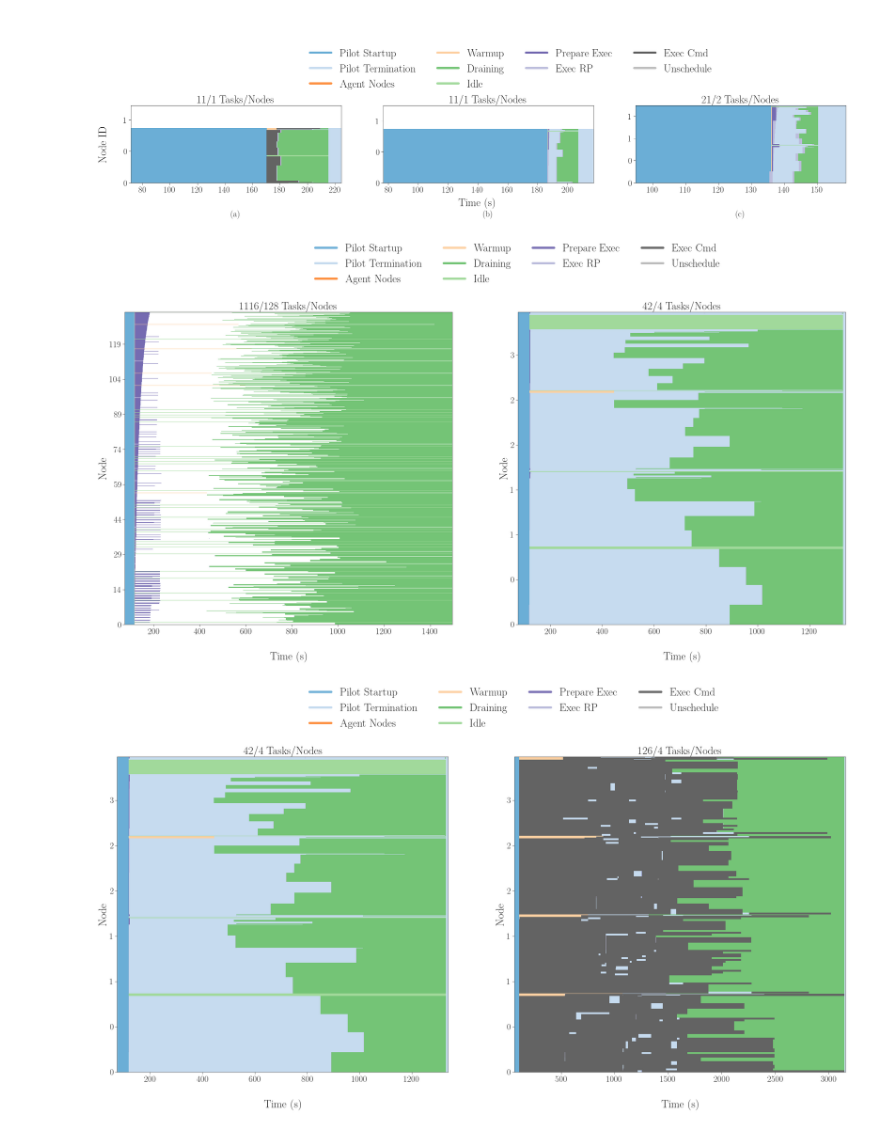
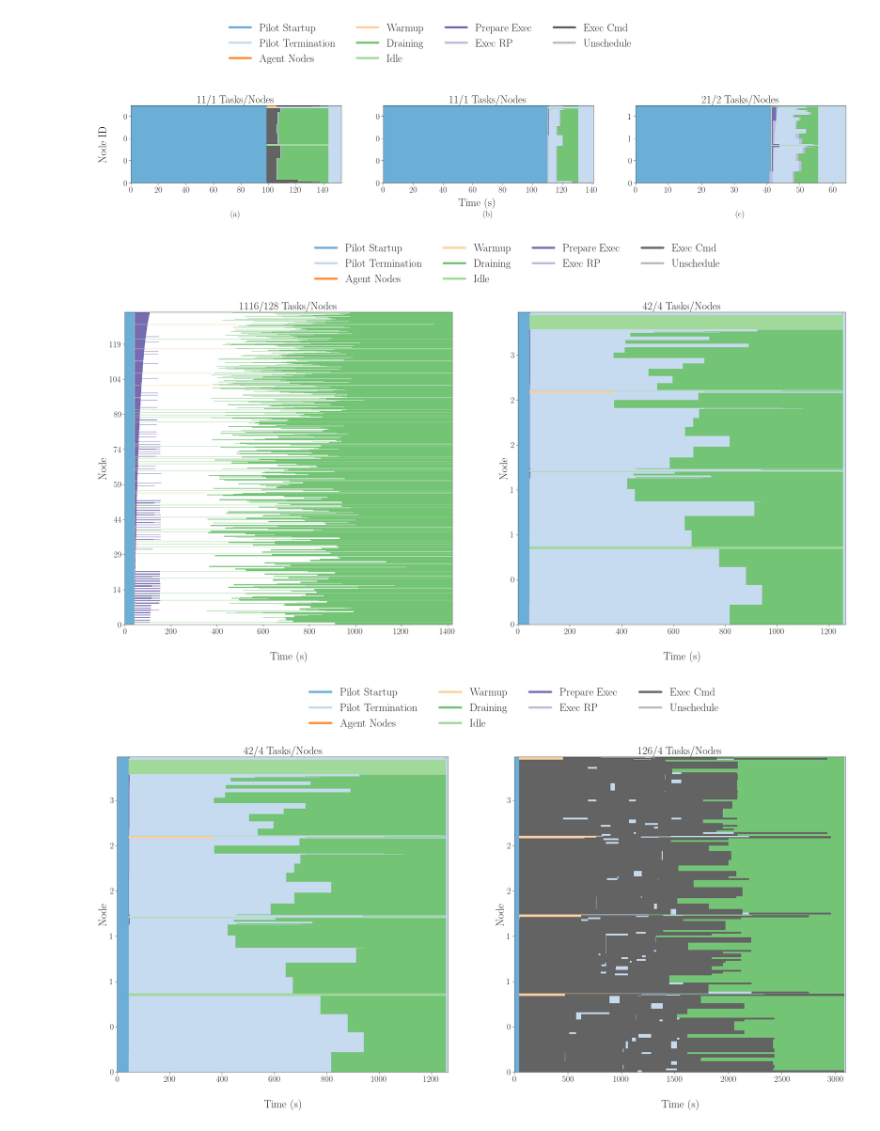
Before and after one commit to radical-experiments/summit_prrte, a Jupyter notebook: analysis/paper_ornl_2.ipynb, the cells around one changed output. Cells and saved outputs as stored; diff of their text form; code cells hidden in the pictures.

```diff
--- a/analysis/paper_ornl_2.ipynb
+++ b/analysis/paper_ornl_2.ipynb
@@ -25,7 +26,8 @@ suds = [
         'rp.session.login4.mturilli1.018444.0001',
         'rp.session.login4.mturilli1.018444.0003',
         'rp.session.login4.mturilli1.018444.0004',
-        'rp.session.login4.mturilli1.018444.0005'
+        'rp.session.login4.mturilli1.018444.0005',
+        'rp.session.login2.mturilli1.018474.0000'
        ]
 sdir = '../data/raw/'
 sids = [sdir+s for s in suds]
@@ -156,7 +95,7 @@ for sid in suds:
     for uid in ss[sid]['u'].list('uid'):
         unit = ss[sid]['u'].get(etype='unit', uid=uid)[0]
         durations = {}
-        for k,v in UNIT_DURATIONS_DEBUG['consume'].items():
+        for k,v in rp.utils.UNIT_DURATIONS_DEBUG['consume'].items():
             try:
                 durations[k] = unit.duration(event=v)
             except:
@@ -262,6 +251,12 @@ for session in sobjs.sessions:
         p_size += pilot.description['cores']
 
     xkeys.append('%s / %s' % (n_units, p_size))
+# %%
+# zero points to zero the axes of the plot.
+p_zeros = {}
+for session in sobjs.sessions:
+    for pilot in session.get(etype='pilot'):
+        p_zeros[session.uid] = pilot.timestamps(event={ru.EVENT: 'bootstrap_0_start'})[0]
 # %%
 def update_ticks(x, pos):
     return int(x/168)
@@ -270,7 +265,9 @@ def update_ticks(x, pos):
 skip = ['rp.session.login4.mturilli1.018444.0001',
         'rp.session.login4.mturilli1.018444.0003',
         'rp.session.login4.mturilli1.018444.0004',
-        'rp.session.login4.mturilli1.018444.0005']
+        'rp.session.login4.mturilli1.018444.0005',
+        'rp.session.login2.mturilli1.018474.0000'
+       ]
 nsids = len(suds) - len(skip)
 
 fwidth = 36
@@ -315,7 +312,7 @@ for sid in suds:
         for part in parts:
             for uid in consumed[sid][part]:
                 for block in consumed[sid][part][uid]:
-                    orig_x = block[0]
+                    orig_x = block[0] - p_zeros[sid]
                     orig_y = block[2] - 0.5
                     width = block[1] - block[0]
                     height = block[3] - block[2] + 1.0
@@ -334,40 +331,42 @@ for sid in suds:
                     x_max = max(x_max, orig_x + width)
                     y_max = max(y_max, orig_y + height)
 
                     patch = mpl.patches.Rectangle((orig_x, orig_y),
                                                   width, height,
                                                   facecolor=color,
                                                   edgecolor='black',
                                                   fill=True, lw=0.0)
                     ax.add_patch(patch)
 
     ax.set_xlim([x_min, x_max])
     ax.set_ylim([y_min, y_max])
 
     ax.set_xlabel('(%s)' % j, labelpad=45)
     ax.yaxis.set_major_formatter(mticker.FuncFormatter(update_ticks))
 
     i = i+1
     j = chr(ord(j) + 1)
 
 # Add common axes lables
 fig.text(0.09,  0.5, 'Node ID' , va='center', rotation='vertical', fontsize=30)
 fig.text(0.5 , -0.1, 'Time (s)', ha='center', fontsize=30)
 
 # Add legend
 fig.legend(legend, [m[0] for m in metrics_default], loc='upper center',
            bbox_to_anchor=(0.45, 1.77), fontsize=30, ncol=4)
 
 plt.savefig('figures/ru_summit_prrte_tests.pdf', dpi=300, bbox_inches='tight')
 plt.savefig('figures/ru_summit_prrte_tests.png', dpi=300, bbox_inches='tight')
 # %% [output]
-[figure, old version]
+[figure, new version]
 # %%
 skip = ['rp.session.login3.mturilli1.018442.0011',
         'rp.session.login3.mturilli1.018442.0012',
         'rp.session.login4.mturilli1.018444.0000',
         'rp.session.login4.mturilli1.018444.0004',
-        'rp.session.login4.mturilli1.018444.0005']
+        'rp.session.login4.mturilli1.018444.0005',
+        'rp.session.login2.mturilli1.018474.0000']
+
 nsids = len(suds) - len(skip)
 
 fwidth = 36
@@ -417,7 +416,7 @@ for sid in suds:
         for part in parts:
             for uid in consumed[sid][part]:
                 for block in consumed[sid][part][uid]:
-                    orig_x = block[0]
+                    orig_x = block[0] - p_zeros[sid]
                     orig_y = block[2] - 0.5
                     width = block[1] - block[0]
                     height = block[3] - block[2] + 1.0
@@ -461,13 +460,15 @@ ax.legend(legend, [m[0] for m in metrics_default], loc='upper center',
 plt.savefig('figures/ru_summit_prrte_single_gen.pdf', dpi=300, bbox_inches='tight')
 plt.savefig('figures/ru_summit_prrte_single_gen.png', dpi=300, bbox_inches='tight')
 # %% [output]
-[figure, old version]
+[figure, new version]
 # %%
 skip = ['rp.session.login3.mturilli1.018442.0011',
         'rp.session.login3.mturilli1.018442.0012',
         'rp.session.login4.mturilli1.018444.0000',
         'rp.session.login4.mturilli1.018444.0001',
-        'rp.session.login4.mturilli1.018444.0004']
+        'rp.session.login4.mturilli1.018444.0004',
+        'rp.session.login2.mturilli1.018474.0000'
+       ]
 nsids = len(suds) - len(skip)
 
 fwidth = 36
@@ -517,7 +518,7 @@ for sid in suds:
         for part in parts:
             for uid in consumed[sid][part]:
                 for block in consumed[sid][part][uid]:
-                    orig_x = block[0]
+                    orig_x = block[0] - p_zeros[sid]
                     orig_y = block[2] - 0.5
                     width = block[1] - block[0]
                     height = block[3] - block[2] + 1.0
@@ -561,4 +562,4 @@ ax.legend(legend, [m[0] for m in metrics_default], loc='upper center',
 plt.savefig('figures/ru_summit_prrte_multi_gen.pdf', dpi=300, bbox_inches='tight')
 plt.savefig('figures/ru_summit_prrte_multi_gen.png', dpi=300, bbox_inches='tight')
 # %% [output]
-[figure, old version]
+[figure, new version]
```
Also changed, not shown: parts of 6 cells of this notebook, 12 other files.
